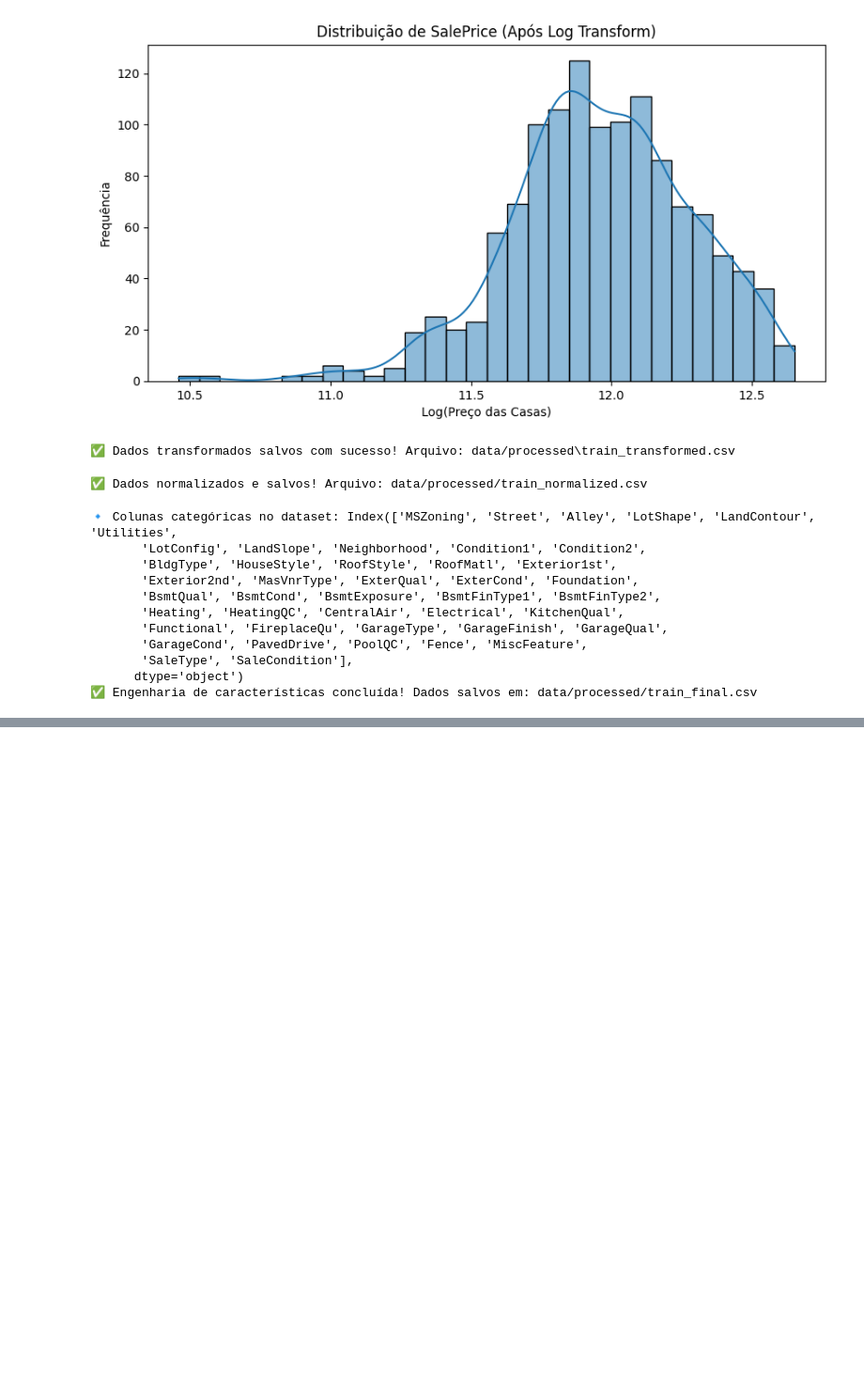
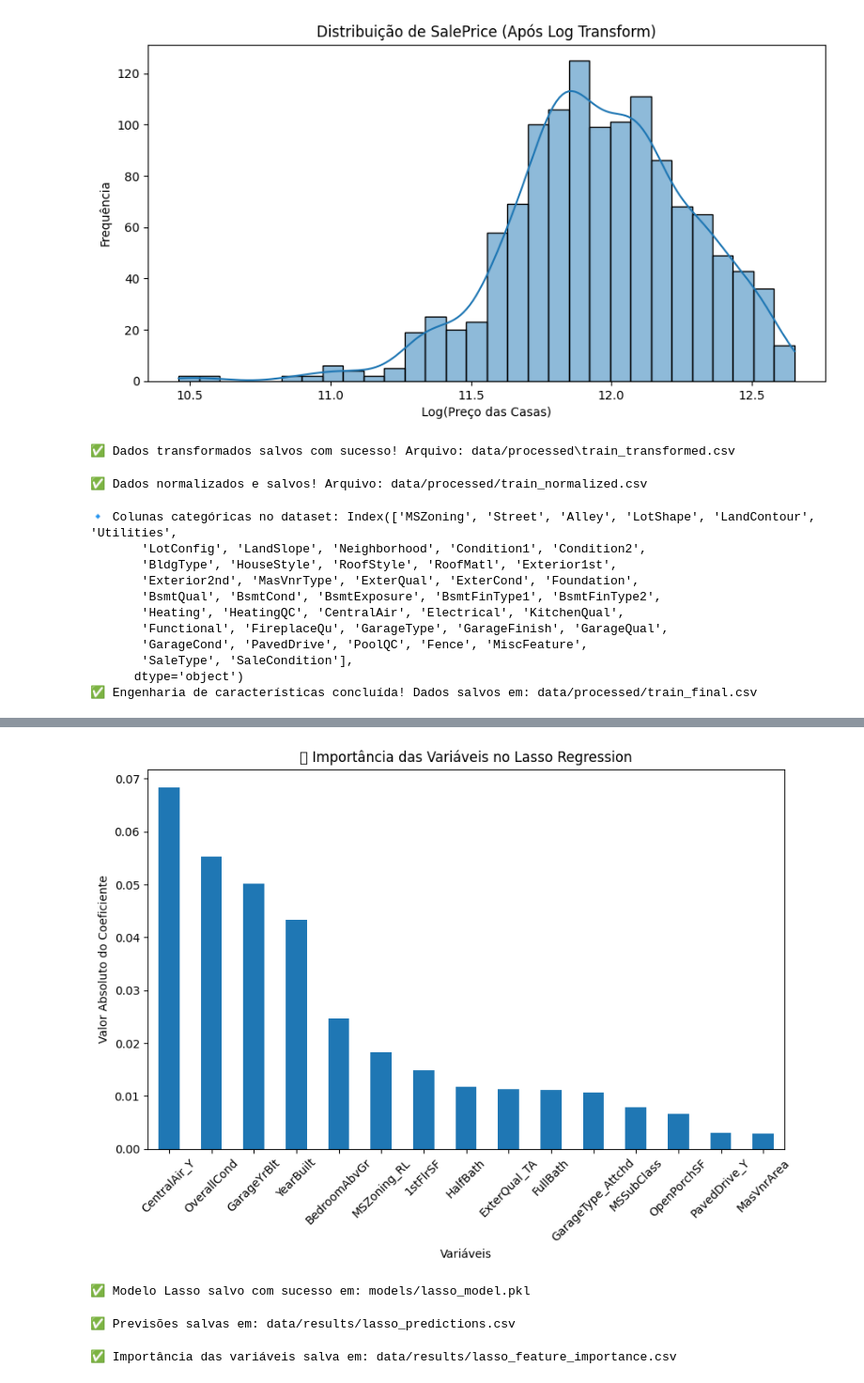
Before and after one commit to lgfas/house-prices-data-mining, a Jupyter notebook: Codigo/Projeto_House_Prices.ipynb, the cells around one changed output, grey strips where cells are left out. Shown at 94% size. Saved outputs shown, nothing was run; the diff lists cells and outputs as text; code cells hidden in the pictures; blank space fills up the shorter version.

```diff
--- a/Codigo/Projeto_House_Prices.ipynb
+++ b/Codigo/Projeto_House_Prices.ipynb
@@ -349,0 +488,67 @@ print(f"✅ Engenharia de características concluída! Dados salvos em: {caminho
+# %%
+import numpy as np
+
+# Criar dataframe com os coeficientes das variáveis
+lasso_coefs = pd.Series(lasso.coef_, index=X.columns)
+lasso_coefs = lasso_coefs.abs().sort_values(ascending=False)  # Ordenar por importância
+
+# Plotar as 15 variáveis mais importantes
+plt.figure(figsize=(10,6))
+lasso_coefs[:15].plot(kind="bar")
+plt.title("📊 Importância das Variáveis no Lasso Regression")
+plt.ylabel("Valor Absoluto do Coeficiente")
+plt.xlabel("Variáveis")
+plt.xticks(rotation=45)
+plt.show()
+# %% [output]
+[figure, added]
+# %%
+import joblib
+import os
+
+# Criar pasta para salvar os modelos
+os.makedirs("models", exist_ok=True)
+
+# Caminho para salvar o modelo treinado
+modelo_path = "models/lasso_model.pkl"
+
+# Salvar o modelo
+joblib.dump(lasso, modelo_path)
+
+print(f"✅ Modelo Lasso salvo com sucesso em: {modelo_path}")
+# %% [output]
+✅ Modelo Lasso salvo com sucesso em: models/lasso_model.pkl
+# %%
+import pandas as pd
+
+# Criar pasta para salvar os resultados
+os.makedirs("data/results", exist_ok=True)
+
+# Criar um DataFrame com os valores reais e previstos
+predictions_df = pd.DataFrame({
+    "Real": y_test,
+    "Previsto": y_pred_lasso
+})
+
+# Caminho para salvar as previsões
+predictions_path = "data/results/lasso_predictions.csv"
+
+# Salvar o arquivo CSV
+predictions_df.to_csv(predictions_path, index=False)
+
+print(f"✅ Previsões salvas em: {predictions_path}")
+# %% [output]
+✅ Previsões salvas em: data/results/lasso_predictions.csv
+# %%
+# Criar um DataFrame com os coeficientes das variáveis
+lasso_coefs = pd.Series(lasso.coef_, index=X.columns).sort_values(ascending=False)
+
+# Caminho para salvar a importância das variáveis
+feature_importance_path = "data/results/lasso_feature_importance.csv"
+
+# Salvar como CSV
+lasso_coefs.to_csv(feature_importance_path, header=True)
+
+print(f"✅ Importância das variáveis salva em: {feature_importance_path}")
+# %% [output]
+✅ Importância das variáveis salva em: data/results/lasso_feature_importance.csv
```
Also changed, not shown: parts of 5 cells of this notebook, 4 other files.
